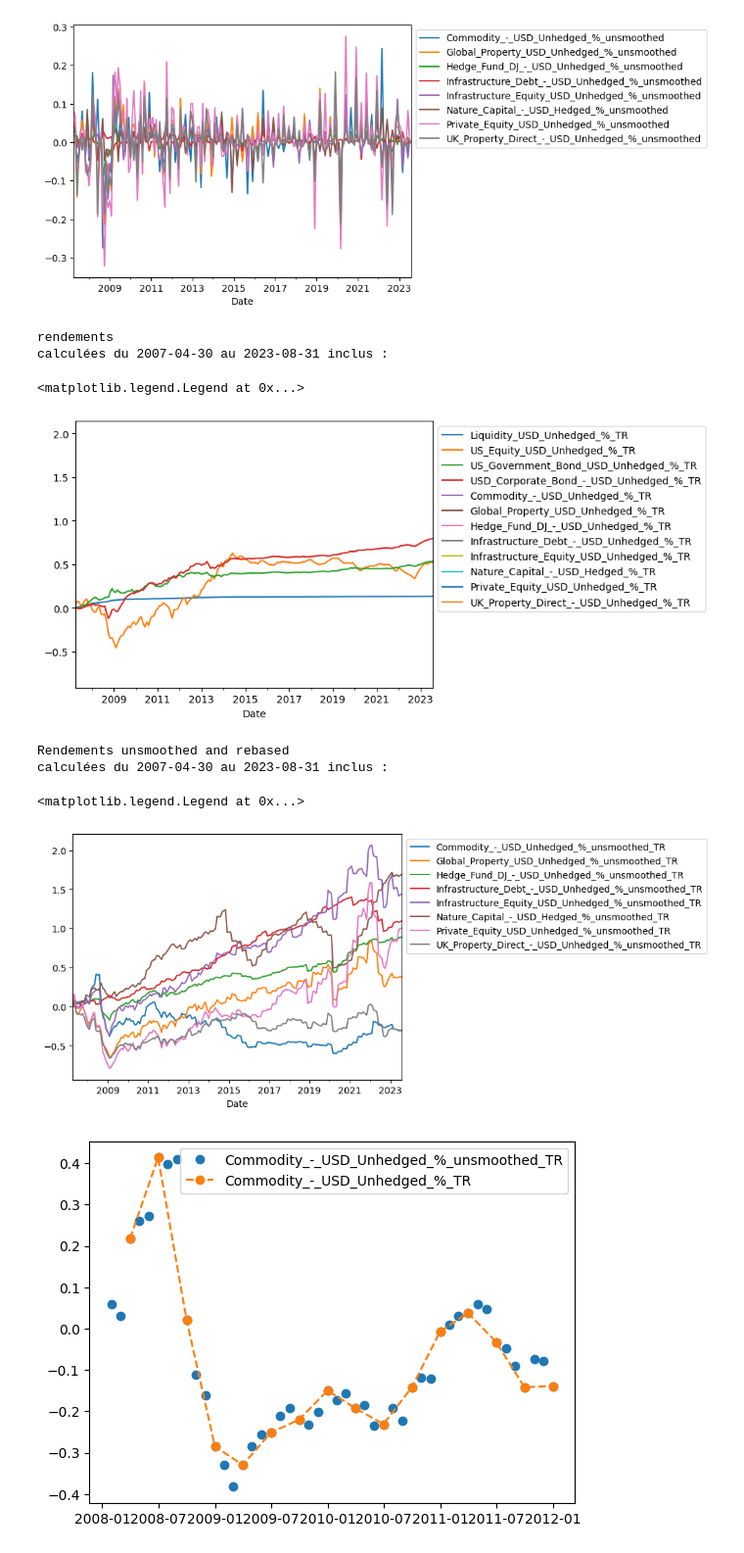
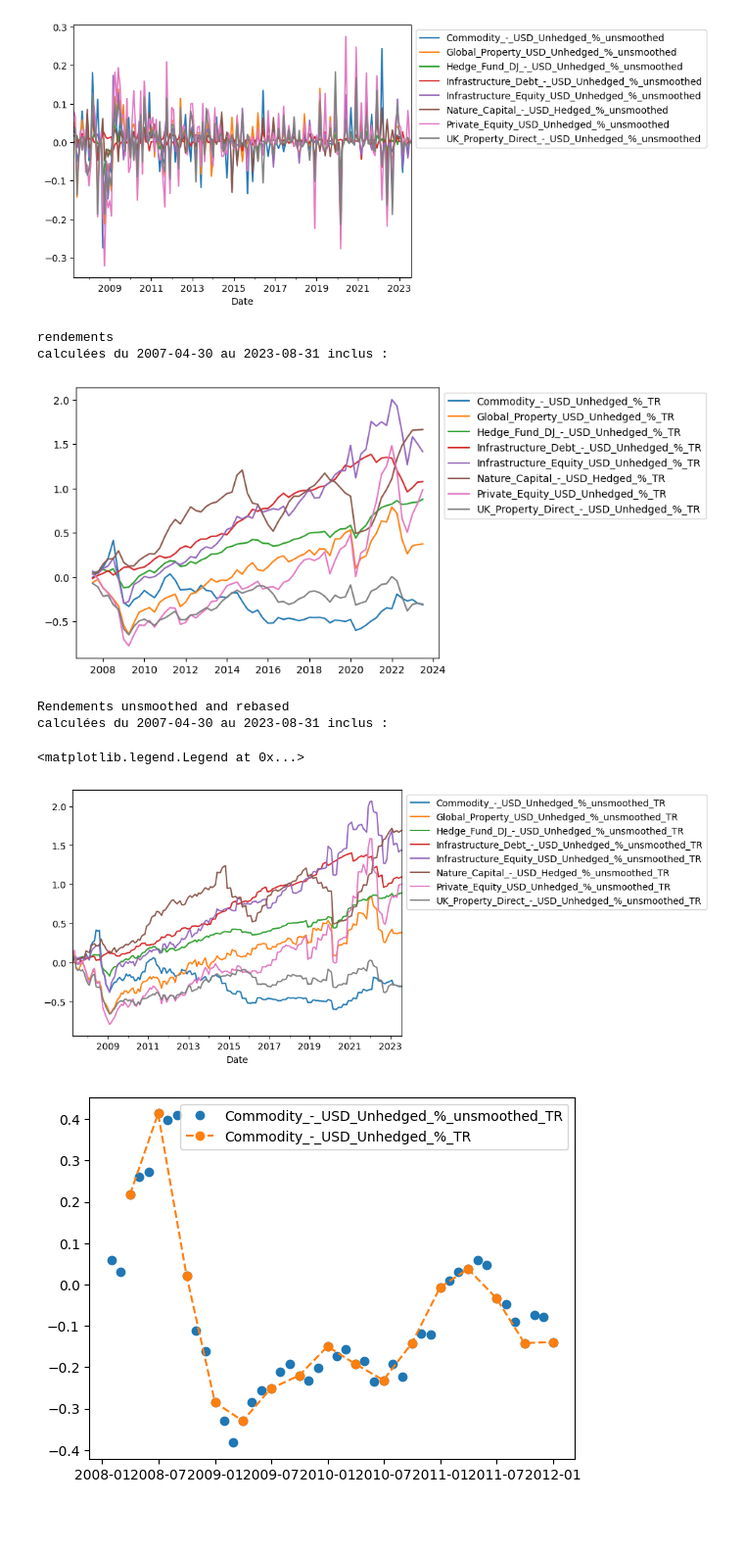
Before and after one commit to Perann/STAT_APP, a Jupyter notebook: main.ipynb, the cells around one changed output. Shown at 98% size. Saved outputs shown, nothing was run; the diff lists cells and outputs as text; code cells hidden in the pictures; blank space fills up the shorter version.

```diff
--- a/main.ipynb
+++ b/main.ipynb
@@ -693,39 +693,39 @@ plt.show()
 # %% [output]
 <matplotlib.legend.Legend at 0x...>
 [figure]
+# %%
+df_ = df
+
+param_window = "rolling " if window is not None and window != 0 else ""
+param_rebase = "rebased " if rebase else ""
+
+print(f"rendements \ncalculées du {df_.index[0].date()} au {df_.index[-1].date()} inclus :")
+df_ = df_[[col+"_TR" for col in alternative_asset_data.columns if "%" in col]].dropna()
+for col in df_.columns:
+    plt.plot(df_[col].index, df_[col], label = col)
+plt.legend(bbox_to_anchor = (1,1))
+plt.show()
+# %% [output]
+rendements
+calculées du 2007-04-30 au 2023-08-31 inclus :
+[figure, added]
 # %%
 df_ = df
 
 param_window = "rolling " if window is not None and window != 0 else ""
 param_rebase = "rebased " if rebase else ""
 
-print(f"rendements \ncalculées du {df_.index[0].date()} au {df_.index[-1].date()} inclus :")
-(df[[col for col in df.columns if "%_TR" in col]]
+print(f"Rendements unsmoothed {param_window}and {param_rebase}\ncalculées du {df_.index[0].date()} au {df_.index[-1].date()} inclus :")
+
+(df_[[col for col in df_.columns if "%_unsmoothed_TR" in col]]
     .plot()
     .legend(bbox_to_anchor = (1,1))
 )
 # %% [output]
-rendements
+Rendements unsmoothed and rebased
 calculées du 2007-04-30 au 2023-08-31 inclus :
 <matplotlib.legend.Legend at 0x...>
-[figure, old version]
+[figure, new version]
-# %%
-df_ = df
-
-param_window = "rolling " if window is not None and window != 0 else ""
-param_rebase = "rebased " if rebase else ""
-
-print(f"Rendements unsmoothed {param_window}and {param_rebase}\ncalculées du {df_.index[0].date()} au {df_.index[-1].date()} inclus :")
-
-(df[[col for col in df.columns if "%_unsmoothed_TR" in col]]
-    .plot()
-    .legend(bbox_to_anchor = (1,1))
-)
-# %% [output]
-Rendements unsmoothed and rebased
-calculées du 2007-04-30 au 2023-08-31 inclus :
-<matplotlib.legend.Legend at 0x...>
-[figure, removed]
 # %%
 df_ = df.loc["2008":"2011"]
 gen = [col for col in df_.columns if "%_unsmoothed_TR" in col]
```
